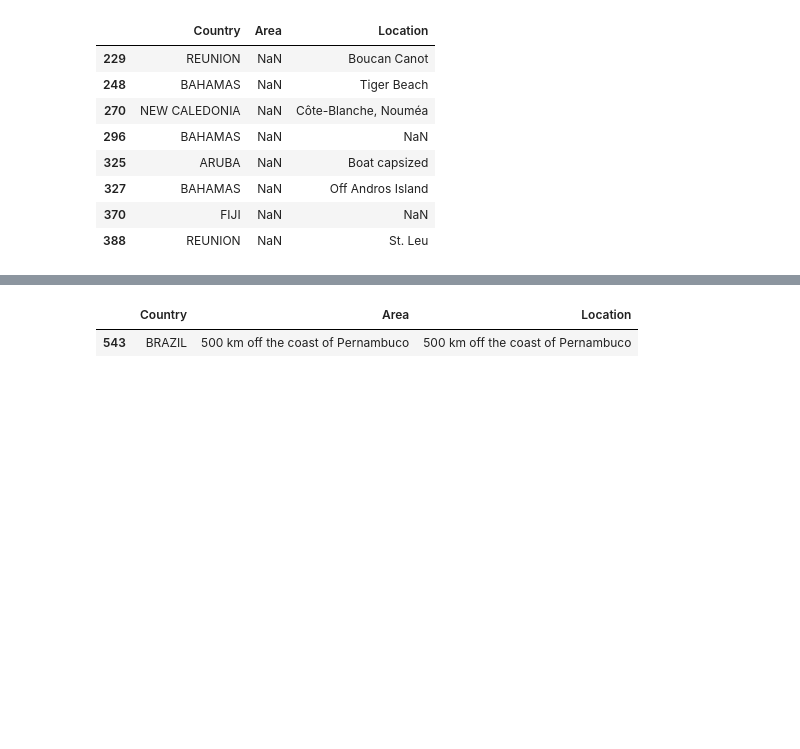
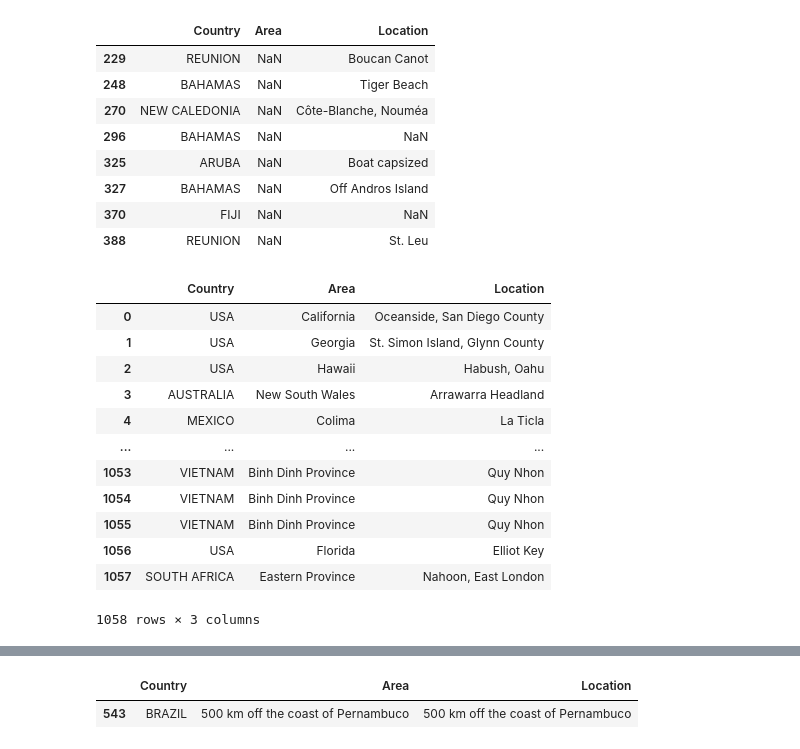
Before and after one commit to patrick-S-DS/Shark-Attack, a Jupyter notebook: shark-Attack.ipynb, the cells around one changed output, grey strips where cells are left out. Drawn from its saved outputs; the diff is of its cells as text; code cells hidden in the pictures; blank space fills up the shorter version.

```diff
--- a/shark-Attack.ipynb
+++ b/shark-Attack.ipynb
@@ -345,3 +366,19 @@ dados_mascara.loc[dados_mascara['Area'].isnull(), 'Area']= dados_mascara.loc[dad
 ##Substituindo os nulos de 'Location' por dados da 'Area'.
 
 dados_mascara.loc[dados_mascara['Location'].isnull(), 'Location']= dados_mascara.loc[dados_mascara['Location'].isnull(),'Area']
+# %%
+dados_mascara[['Country','Area', 'Location']]
+# %% [output]
+|  | Country | Area | Location |
+| 0 | USA | California | Oceanside, San Diego County |
+| 1 | USA | Georgia | St. Simon Island, Glynn County |
+| 2 | USA | Hawaii | Habush, Oahu |
+| 3 | AUSTRALIA | New South Wales | Arrawarra Headland |
+| 4 | MEXICO | Colima | La Ticla |
+| ... | ... | ... | ... |
+| 1053 | VIETNAM | Binh Dinh Province | Quy Nhon |
+| 1054 | VIETNAM | Binh Dinh Province | Quy Nhon |
+| 1055 | VIETNAM | Binh Dinh Province | Quy Nhon |
+| 1056 | USA | Florida | Elliot Key |
+| 1057 | SOUTH AFRICA | Eastern Province | Nahoon, East London |
+1058 rows × 3 columns
```
Also changed, not shown: parts of 2 cells of this notebook.
